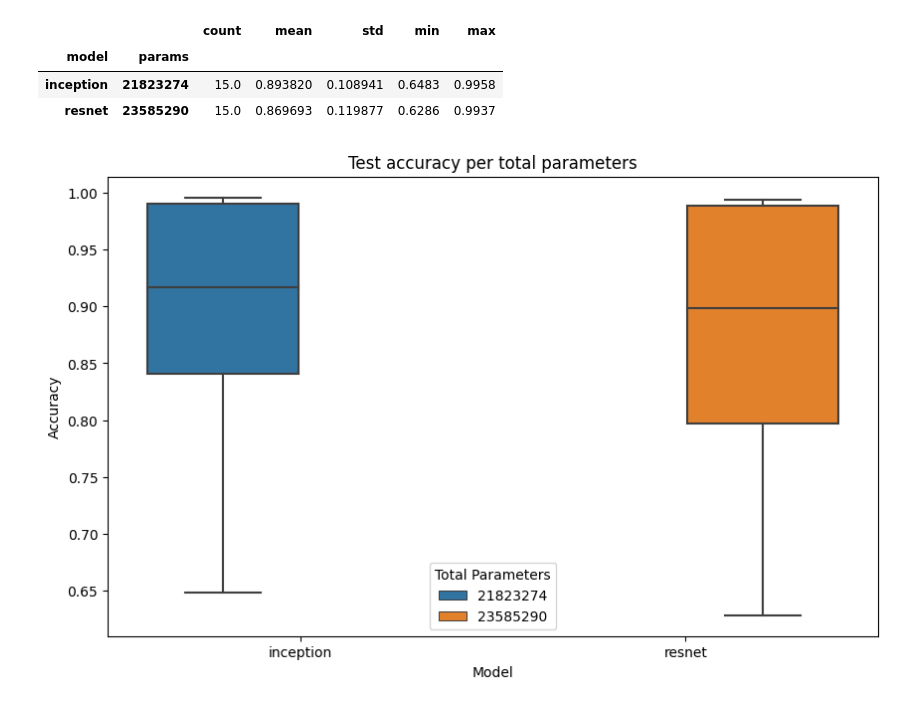
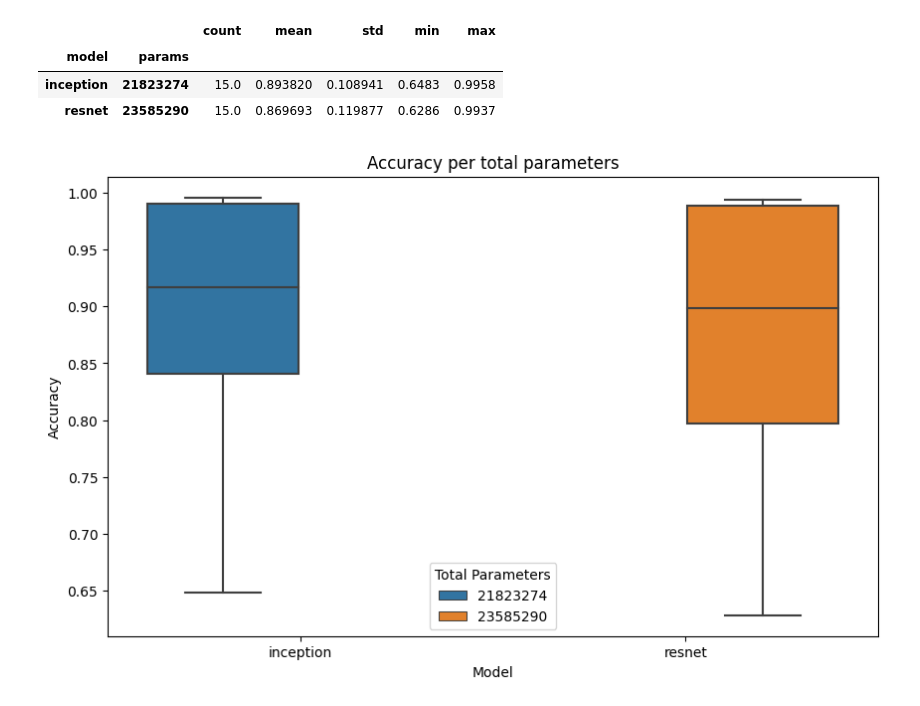
Before and after one commit to davidanoel/phd, a Jupyter notebook: analysis/analysis.ipynb, the cells around one changed output. Cells and saved outputs as stored; diff of their text form; code cells hidden in the pictures.

```diff
--- a/analysis/analysis.ipynb
+++ b/analysis/analysis.ipynb
@@ -389,13 +376,13 @@ param_stats
 # %%
 fig, ax = plt.subplots(figsize = (10,6))
 sns.boxplot(x=metrics.model, y=metrics.accuracy, hue=metrics.params, data=metrics)
-ax.set_title("Test accuracy per total parameters")
+ax.set_title("Accuracy per total parameters")
 ax.set_xlabel("Model")
 ax.set_ylabel("Accuracy")
 ax.legend(title="Total Parameters",loc='best')
 plt.show()
 # %% [output]
-[figure, old version]
+[figure, new version]
 # %%
 # fig, ax = plt.subplots(figsize = (10,6))
 # sns.barplot(x = 'model',
```
Also changed, not shown: parts of 31 cells of this notebook, 6 other files.
